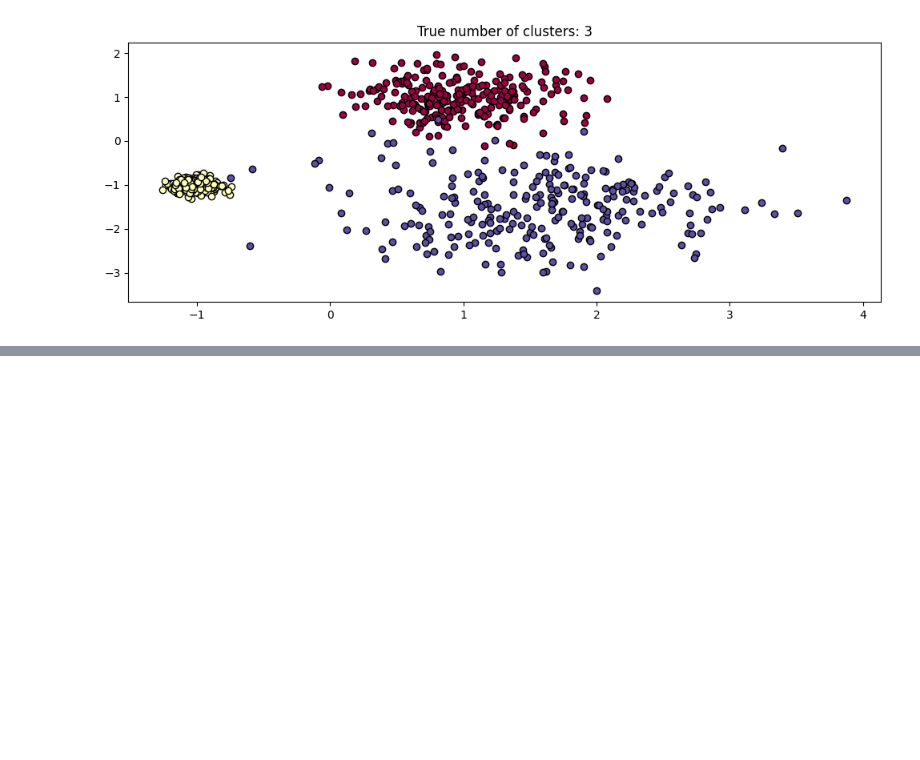
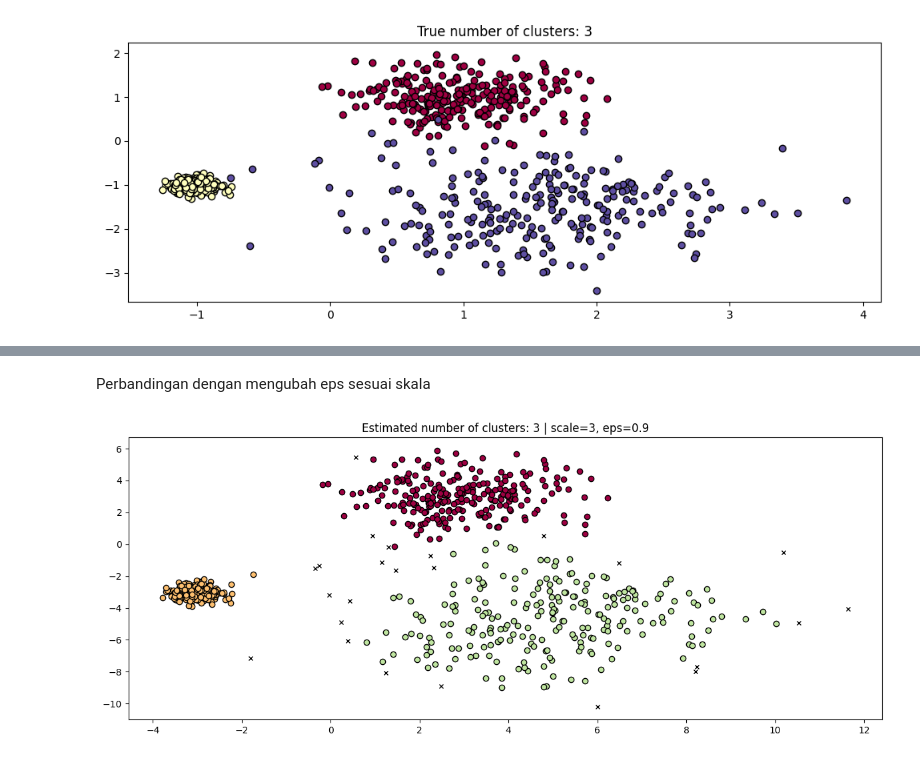
Before and after one commit to RizkyaSalsabila/Assignment-Sem5_ML_Rizkya-Salsabila, a Jupyter notebook: praktikum_05/TG5_2341720056_Rizkya_Salsabila.ipynb, the cells around one changed output, grey strips where cells are left out. Drawn from its saved outputs; the diff is of its cells as text; code cells hidden in the pictures; blank space fills up the shorter version.

```diff
--- a/praktikum_05/TG5_2341720056_Rizkya_Salsabila.ipynb
+++ b/praktikum_05/TG5_2341720056_Rizkya_Salsabila.ipynb
@@ -115,0 +134,13 @@ plot(X, labels=labels_true, ground_truth=True)
+# %% [markdown]
+Perbandingan dengan mengubah eps sesuai skala
+# %%
+# membuat 1 subplot dengan ukuran 12x5 inci
+fig, axis = plt.subplots(1, 1, figsize=(12, 5))
+
+# membuat objek DBSCAN dengan eps (jarak maksimum antar titik) = 0.9, kemudian diperbesar 3 kali
+dbs = DBSCAN(eps=0.9).fit(3 * X)
+
+# menampilkan hasil clustering
+plot(3 * X, dbs.labels_, parameters={"scale": 3, "eps":0.9}, ax=axis)
+# %% [output]
+[figure, added]
```
Also changed, not shown: parts of 10 cells of this notebook.
